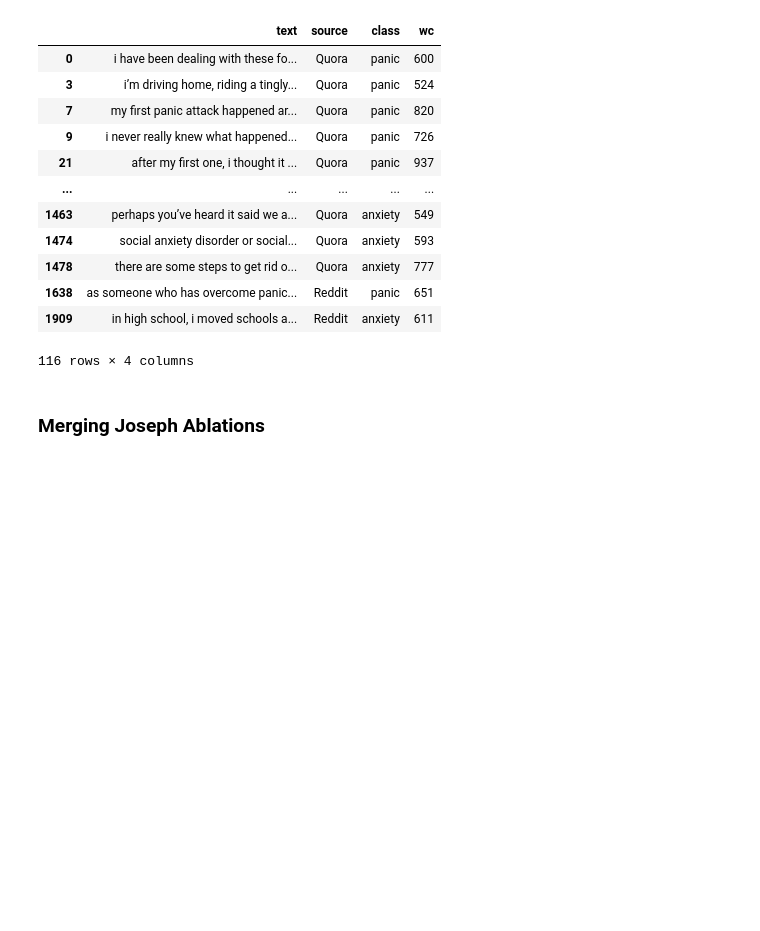
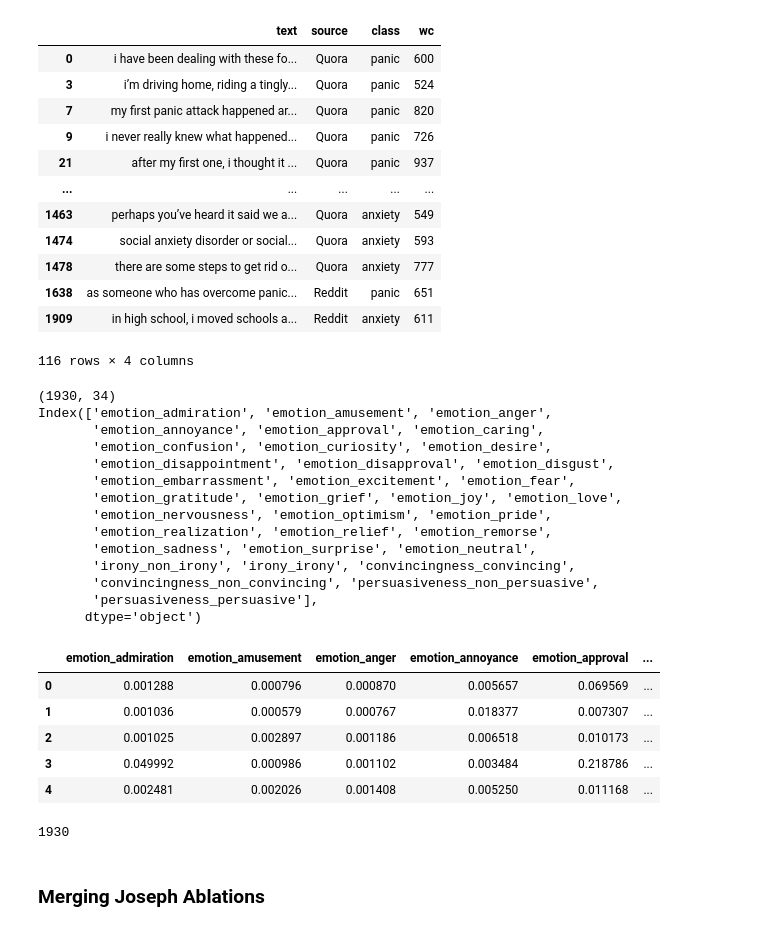
Before and after one commit to SandraMNE/QRPanicAnxiety, a Jupyter notebook: notebooks/owl_20231219_misc.ipynb, the cells around one changed output. Cells and saved outputs as stored; diff of their text form; code cells hidden in the pictures; blank space fills up the shorter version.

```diff
--- a/notebooks/owl_20231219_misc.ipynb
+++ b/notebooks/owl_20231219_misc.ipynb
@@ -129,6 +140,33 @@ df[df.wc > 500]
 | 1638 | as someone who has overcome panic... | Reddit | panic | 651 |
 | 1909 | in high school, i moved schools a... | Reddit | anxiety | 611 |
 116 rows × 4 columns
+# %%
+df = load_df("../out/merged_fmt.tsv")
+# %% [output]
+(1930, 34)
+Index(['emotion_admiration', 'emotion_amusement', 'emotion_anger',
+       'emotion_annoyance', 'emotion_approval', 'emotion_caring',
+       'emotion_confusion', 'emotion_curiosity', 'emotion_desire',
+       'emotion_disappointment', 'emotion_disapproval', 'emotion_disgust',
+       'emotion_embarrassment', 'emotion_excitement', 'emotion_fear',
+       'emotion_gratitude', 'emotion_grief', 'emotion_joy', 'emotion_love',
+       'emotion_nervousness', 'emotion_optimism', 'emotion_pride',
+       'emotion_realization', 'emotion_relief', 'emotion_remorse',
+       'emotion_sadness', 'emotion_surprise', 'emotion_neutral',
+       'irony_non_irony', 'irony_irony', 'convincingness_convincing',
+       'convincingness_non_convincing', 'persuasiveness_non_persuasive',
+       'persuasiveness_persuasive'],
+      dtype='object')
+|  | emotion_admiration | emotion_amusement | emotion_anger | emotion_annoyance | emotion_approval | ... |
+| 0 | 0.001288 | 0.000796 | 0.000870 | 0.005657 | 0.069569 | ... |
+| 1 | 0.001036 | 0.000579 | 0.000767 | 0.018377 | 0.007307 | ... |
+| 2 | 0.001025 | 0.002897 | 0.001186 | 0.006518 | 0.010173 | ... |
+| 3 | 0.049992 | 0.000986 | 0.001102 | 0.003484 | 0.218786 | ... |
+| 4 | 0.002481 | 0.002026 | 0.001408 | 0.005250 | 0.011168 | ... |
+# %%
+df.tokeep.sum()
+# %% [output]
+1930
 # %% [markdown]
 ### Merging Joseph Ablations
 # %%
```
Also changed, not shown: parts of 1 cell of this notebook, 3 other files.
